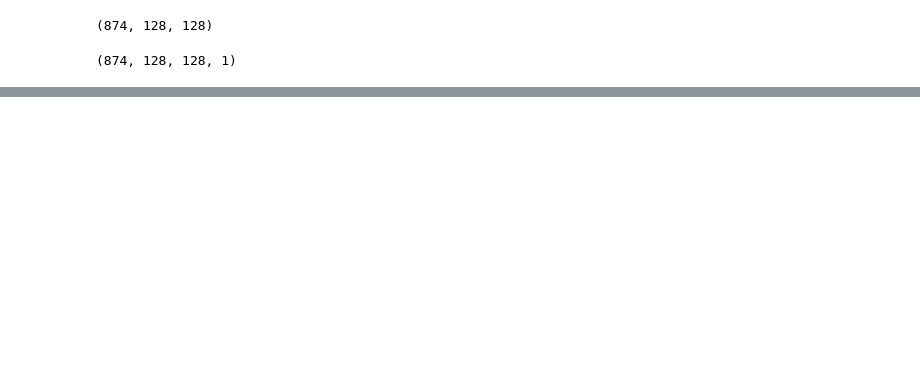
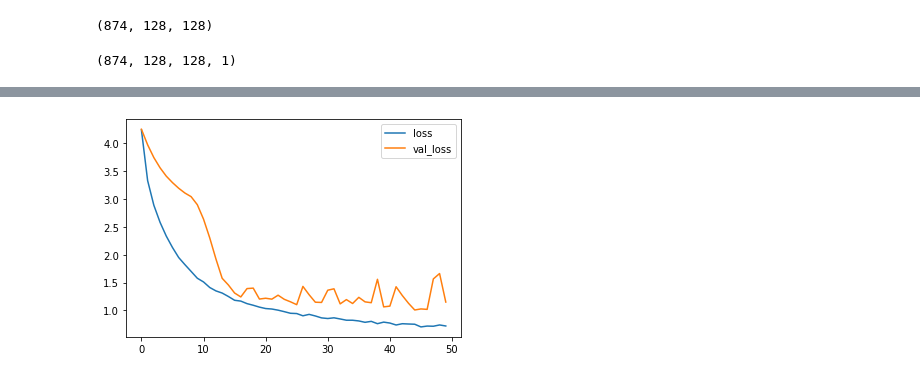
Before and after one commit to flunitraz/urban-sounds-classification, a Jupyter notebook: model.ipynb, the cells around one changed output, grey strips where cells are left out. Drawn from its saved outputs; the diff is of its cells as text; code cells hidden in the pictures; blank space fills up the shorter version.

```diff
--- a/model.ipynb
+++ b/model.ipynb
@@ -13,7 +13,7 @@ To enable them in other operations, rebuild TensorFlow with the appropriate comp
 # %%
-x_test = np.load('./datasets/x_test.npy',allow_pickle=True)
-x_train = np.load('./datasets/x_train.npy',allow_pickle=True)
-x_val = np.load('./datasets/x_val.npy',allow_pickle=True)
-y_test = np.load('./datasets/y_test.npy',allow_pickle=True)
-y_train = np.load('./datasets/y_train.npy',allow_pickle=True)
-y_val = np.load('./datasets/y_val.npy',allow_pickle=True)
+x_test = np.load('/content/drive/MyDrive/x_test.npy',allow_pickle=True)
+x_train = np.load('/content/drive/MyDrive/x_train.npy',allow_pickle=True)
+x_val = np.load('/content/drive/MyDrive/x_val.npy',allow_pickle=True)
+y_test = np.load('/content/drive/MyDrive/y_test.npy',allow_pickle=True)
+y_train = np.load('/content/drive/MyDrive/y_train.npy',allow_pickle=True)
+y_val = np.load('/content/drive/MyDrive/y_val.npy',allow_pickle=True)
@@ -117,0 +134,8 @@ ValueError: in user code:
+# %%
+plt.plot(results.history["loss"], label="loss")
+plt.plot(results.history["val_loss"], label ="val_loss")
+
+plt.legend()
+plt.show()
+# %% [output]
+[figure, added]
```
Also changed, not shown: parts of 29 cells of this notebook, 1 other file.
